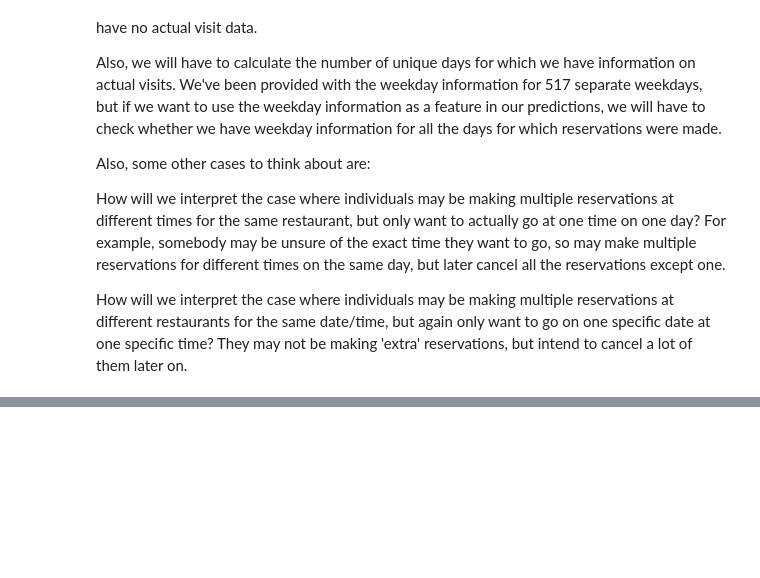
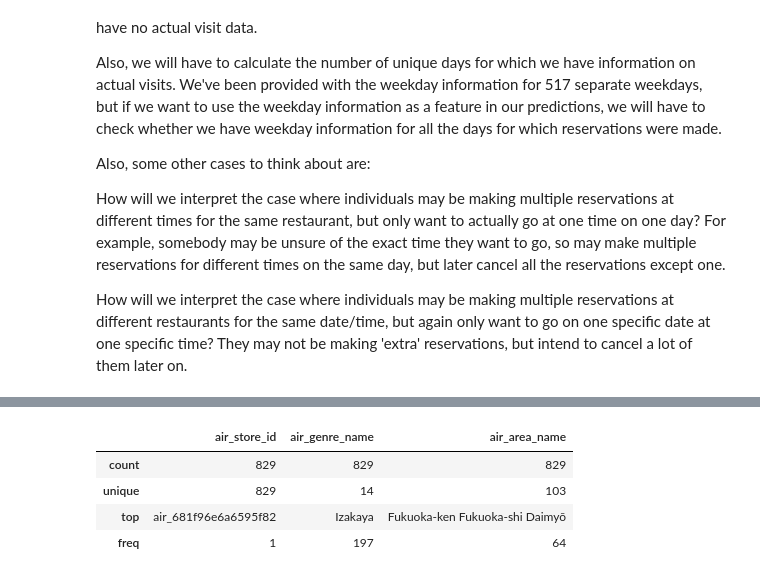
Before and after one commit to jieunyoo/kaggle-recruit-restaurant-predictions, a Jupyter notebook: data-exploration.ipynb, the cells around one changed output, grey strips where cells are left out. Drawn from its saved outputs; the diff is of its cells as text; code cells hidden in the pictures; blank space fills up the shorter version.

```diff
--- a/data-exploration.ipynb
+++ b/data-exploration.ipynb
@@ -238,0 +257,8 @@ How will we interpret the case where individuals may be making multiple reservat
+# %%
+aStoreDF.describe(include = ['O'])
+# %% [output]
+|  | air_store_id | air_genre_name | air_area_name |
+| count | 829 | 829 | 829 |
+| unique | 829 | 14 | 103 |
+| top | air_681f96e6a6595f82 | Izakaya | Fukuoka-ken Fukuoka-shi Daimyō |
+| freq | 1 | 197 | 64 |
```
Also changed, not shown: parts of 8 cells of this notebook.
